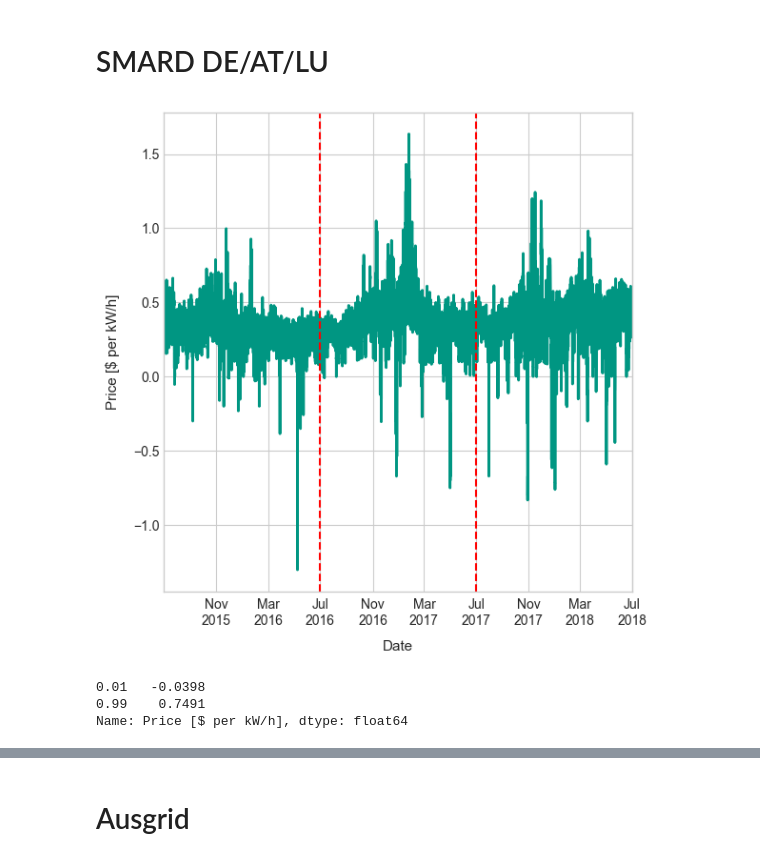
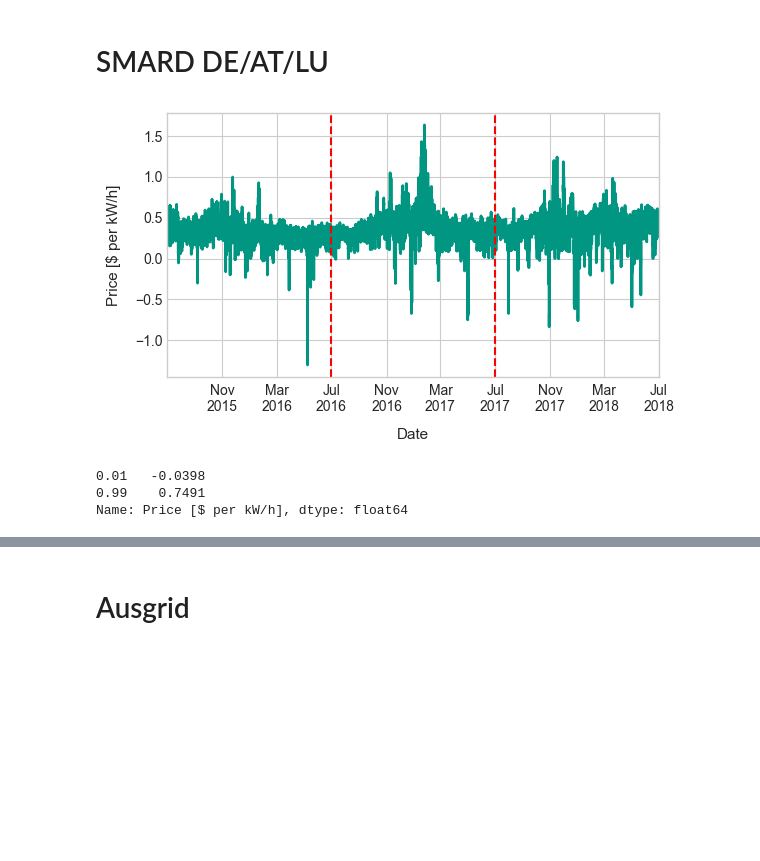
Before and after one commit to pascalhenrich/dt-kd-for-bess, a Jupyter notebook: data/DataAnalysis.ipynb, the cells around one changed output, grey strips where cells are left out. Cells and saved outputs as stored; diff of their text form; code cells hidden in the pictures; blank space fills up the shorter version.

```diff
--- a/data/DataAnalysis.ipynb
+++ b/data/DataAnalysis.ipynb
@@ -59,7 +59,7 @@ price_data = pd.DataFrame({'Date': dates, 'Price [$ per kW/h]': timestep_raw_val
 textwidth_pt = 432.4819
 inches_per_pt = 1 / 72.27
 fig_width = textwidth_pt * inches_per_pt      # 6.3 inches
-aspect_ratio = 1                            # height = 60% of width
+aspect_ratio = 0.6                            # height = 60% of width
 fig_height = fig_width * aspect_ratio
 
 fig, ax = plt.subplots(figsize=(fig_width, fig_height))
@@ -67,34 +67,34 @@ ax.plot(price_data['Date'], price_data['Price [$ per kW/h]'], linewidth=2)
 
 ax.axvline(datetime(2016,7,1), linestyle='--', color='red')
 ax.axvline(datetime(2017,7,1), linestyle='--', color='red')
 
 # Tick format like "%b\n%Y"
 ax.xaxis.set_major_formatter(mdates.DateFormatter('%b\n%Y'))
 ax.xaxis.set_major_locator(mdates.MonthLocator(interval=4))  # every 3 months
 ax.tick_params(axis='x', labelsize=10)
 
 ax.tick_params(axis='x', which='major', pad=5)
 # ax.tick_params(axis='y', which='major', pad=8)
 ax.xaxis.labelpad = 10
 ax.yaxis.labelpad = 10
 
 
 # ax.set_title("Price over all years",
 # 						 fontweight='bold',
 # 						 fontsize=13,
 # 							 pad=10)
 ax.set_xlabel("Date", fontsize=11)
 ax.set_ylabel("Price [$ per kW/h]", fontsize=11)
 ax.set_xlim(price_data['Date'].iloc[0], price_data['Date'].iloc[-1])
 
 # fig.autofmt_xdate()
 plt.tight_layout()
 plt.savefig(f"{output_path}/price_over_all_years.pdf", bbox_inches='tight')  # high-quality export
 plt.show()
 price_data['Price [$ per kW/h]'].quantile([0.01, 0.99])
 # price_data['Price [$ per kW/h]'].describe()
 # %% [output]
-[figure, old version]
+[figure, new version]
 0.01   -0.0398
 0.99    0.7491
 Name: Price [$ per kW/h], dtype: float64
```
Also changed, not shown: parts of 2 cells of this notebook, 3 other files.
